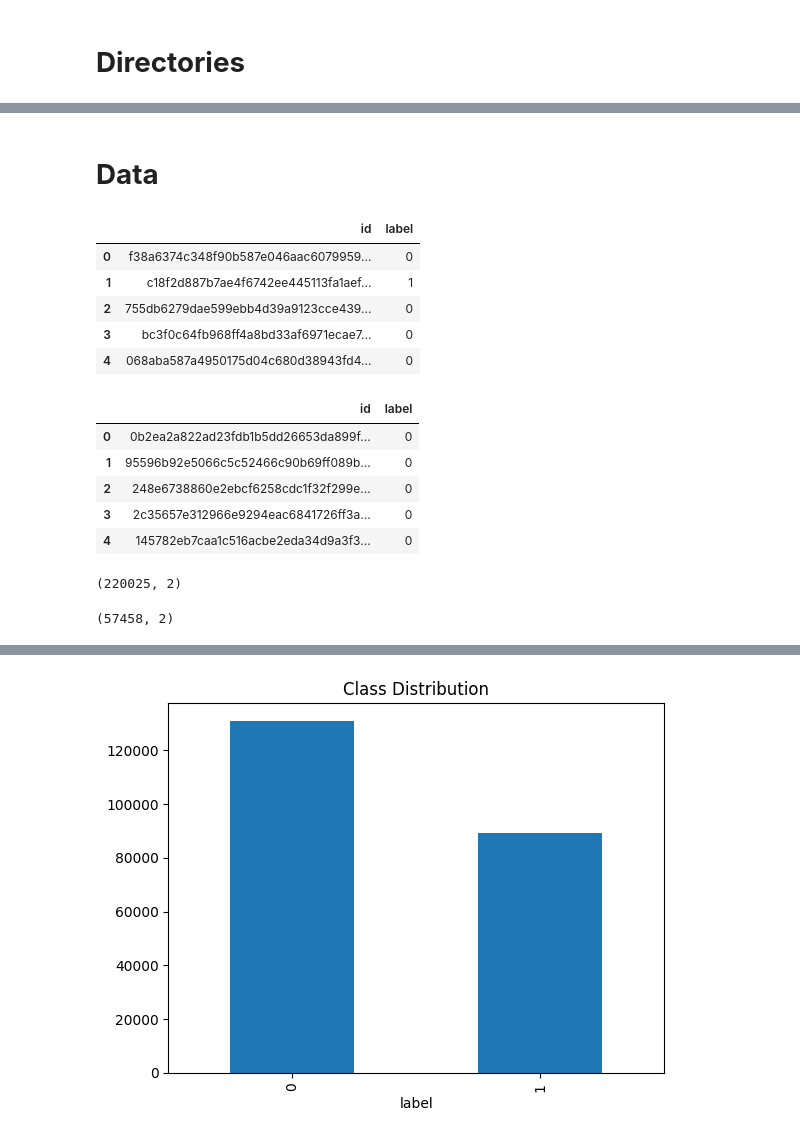
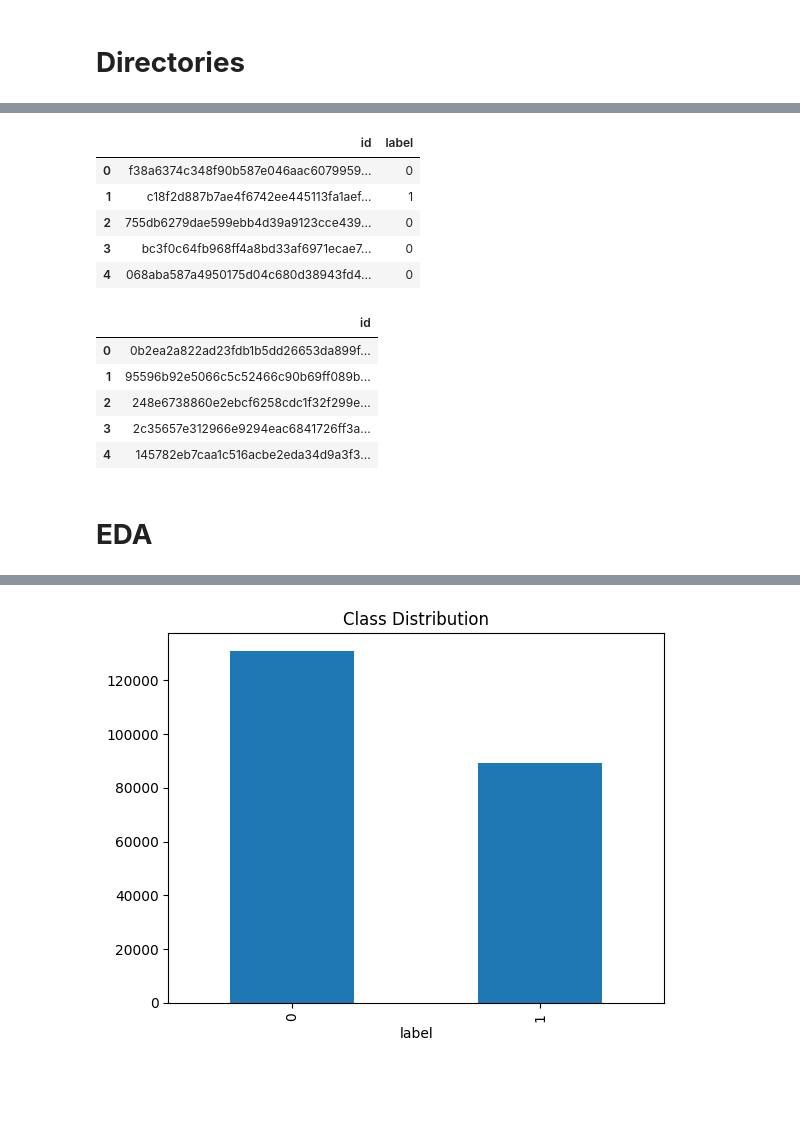
Before and after one commit to OlaKlingberg/Cancer-Detection, a Jupyter notebook: dtsa-5511-m3-cnn-cancer-detection.ipynb, the cells around one changed output, grey strips where cells are left out. Saved outputs shown, nothing was run; the diff lists cells and outputs as text; code cells hidden in the pictures; blank space fills up the shorter version.

```diff
--- a/dtsa-5511-m3-cnn-cancer-detection.ipynb
+++ b/dtsa-5511-m3-cnn-cancer-detection.ipynb
@@ -67,34 +139,26 @@ test_dir = os.path.join(main_dir, 'test/')
+# %%
+# Add ".tif" to the id:s (unless it's already been done)
+if train_ids_full['id'][0][-4:] != '.tif':
+    train_ids_full['id'] = train_ids_full['id'] + '.tif'
+
+if test_ids['id'][0][-4:] != '.tif':
+    test_ids['id'] = test_ids['id'] + '.tif'
+
+# Check the results
+display(train_ids_full.head())
+display(test_ids.head())
+# %% [output]
+|  | id | label |
+| 0 | f38a6374c348f90b587e046aac6079959... | 0 |
+| 1 | c18f2d887b7ae4f6742ee445113fa1aef... | 1 |
+| 2 | 755db6279dae599ebb4d39a9123cce439... | 0 |
+| 3 | bc3f0c64fb968ff4a8bd33af6971ecae7... | 0 |
+| 4 | 068aba587a4950175d04c680d38943fd4... | 0 |
+|  | id |
+| 0 | 0b2ea2a822ad23fdb1b5dd26653da899f... |
+| 1 | 95596b92e5066c5c52466c90b69ff089b... |
+| 2 | 248e6738860e2ebcf6258cdc1f32f299e... |
+| 3 | 2c35657e312966e9294eac6841726ff3a... |
+| 4 | 145782eb7caa1c516acbe2eda34d9a3f3... |
 # %% [markdown]
-# **Data**
+# **EDA**
-# %%
-# Load the training id:s and labels
-train_ids_full = pd.read_csv(main_dir + 'train_labels.csv')
-
-train_ids_full.head()
-# %% [output]
-|  | id | label |
-| 0 | f38a6374c348f90b587e046aac6079959... | 0 |
-| 1 | c18f2d887b7ae4f6742ee445113fa1aef... | 1 |
-| 2 | 755db6279dae599ebb4d39a9123cce439... | 0 |
-| 3 | bc3f0c64fb968ff4a8bd33af6971ecae7... | 0 |
-| 4 | 068aba587a4950175d04c680d38943fd4... | 0 |
-# %%
-# Load the test id:s
-test_ids = pd.read_csv(main_dir + 'sample_submission.csv')
-
-test_ids.head()
-# %% [output]
-|  | id | label |
-| 0 | 0b2ea2a822ad23fdb1b5dd26653da899f... | 0 |
-| 1 | 95596b92e5066c5c52466c90b69ff089b... | 0 |
-| 2 | 248e6738860e2ebcf6258cdc1f32f299e... | 0 |
-| 3 | 2c35657e312966e9294eac6841726ff3a... | 0 |
-| 4 | 145782eb7caa1c516acbe2eda34d9a3f3... | 0 |
-# %%
-train_ids_full.shape
-# %% [output]
-(220025, 2)
-# %%
-test_ids.shape
-# %% [output]
-(57458, 2)
```
Also changed, not shown: parts of 66 cells of this notebook.
